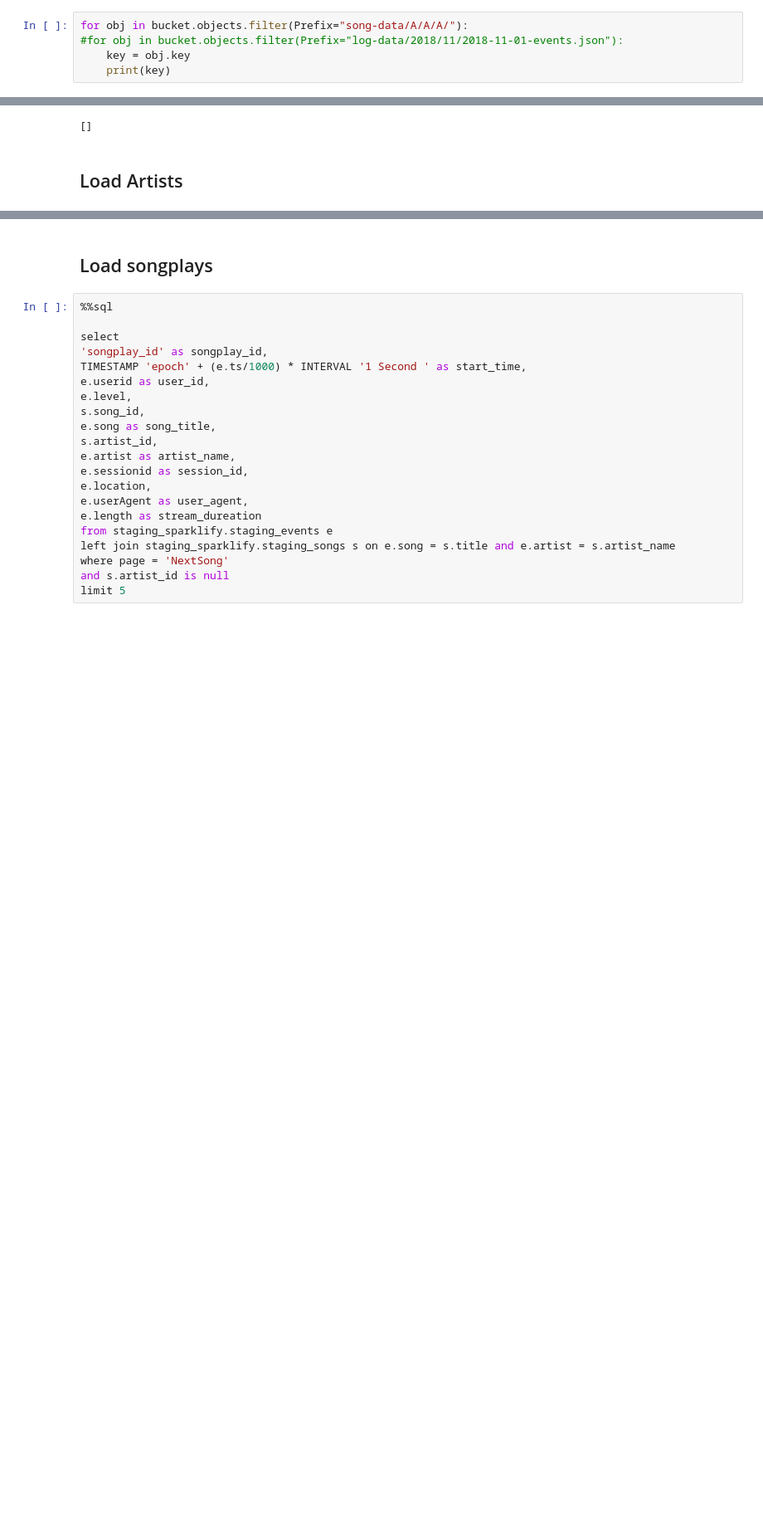
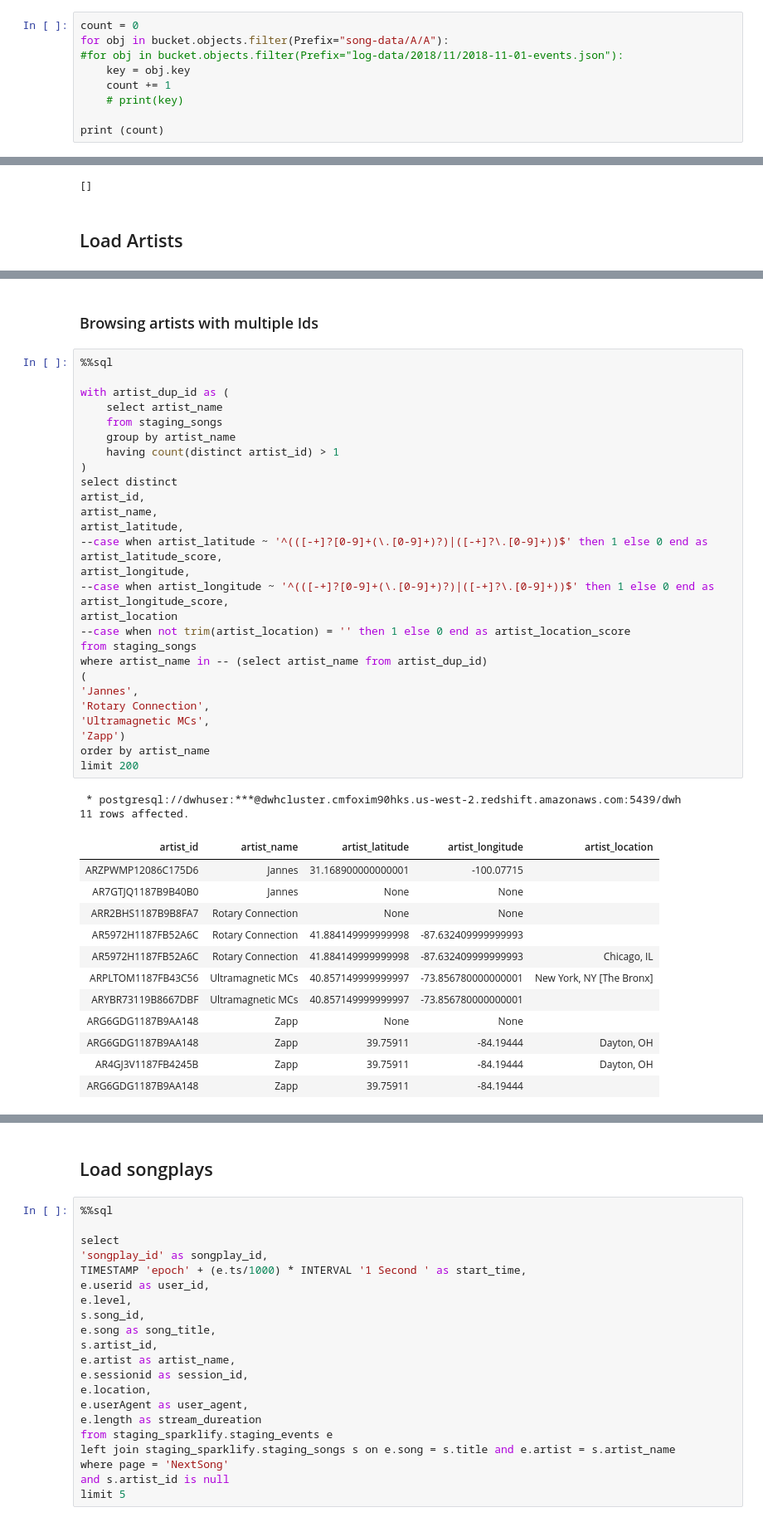
Before and after one commit to joseph-higaki/UDataEng_L03_P02_S3toRedshiftDW, a Jupyter notebook: etl_draft.ipynb, the cells around one changed output, grey strips where cells are left out. Shown at 83% size. Saved outputs shown, nothing was run; the diff lists cells and outputs as text; blank space fills up the shorter version.

```diff
--- a/etl_draft.ipynb
+++ b/etl_draft.ipynb
@@ -45,8 +45,12 @@ bucket = s3.Bucket('udacity-dend')
 ### For testing purposes I'm only using A/A/A
 If I upload the entire song dataset, it takes 100 minutes
 # %%
-for obj in bucket.objects.filter(Prefix="song-data/A/A/A/"):
+count = 0
+for obj in bucket.objects.filter(Prefix="song-data/A/A"):
 #for obj in bucket.objects.filter(Prefix="log-data/2018/11/2018-11-01-events.json"):
     key = obj.key
-    print(key)
+    count += 1
+    # print(key)
+
+print (count)
 # %% [output]
@@ -433,0 +405,44 @@ limit 5
+# %% [markdown]
+### Browsing artists with multiple Ids
+# %%
+%%sql
+
+with artist_dup_id as (
+    select artist_name
+    from staging_songs
+    group by artist_name
+    having count(distinct artist_id) > 1
+)
+select distinct
+artist_id,
+artist_name,
+artist_latitude,
+--case when artist_latitude ~ '^(([-+]?[0-9]+(\.[0-9]+)?)|([-+]?\.[0-9]+))$' then 1 else 0 end as artist_latitude_score,
+artist_longitude,
+--case when artist_longitude ~ '^(([-+]?[0-9]+(\.[0-9]+)?)|([-+]?\.[0-9]+))$' then 1 else 0 end as artist_longitude_score,
+artist_location
+--case when not trim(artist_location) = '' then 1 else 0 end as artist_location_score
+from staging_songs
+where artist_name in -- (select artist_name from artist_dup_id)
+(
+'Jannes',
+'Rotary Connection',
+'Ultramagnetic MCs',
+'Zapp')
+order by artist_name
+limit 200
+# %% [output]
+ * postgresql://dwhuser:***@dwhcluster.cmfoxim90hks.us-west-2.redshift.amazonaws.com:5439/dwh
+11 rows affected.
+| artist_id | artist_name | artist_latitude | artist_longitude | artist_location |
+| ARZPWMP12086C175D6 | Jannes | 31.168900000000001 | -100.07715 |  |
+| AR7GTJQ1187B9B40B0 | Jannes | None | None |  |
+| ARR2BHS1187B9B8FA7 | Rotary Connection | None | None |  |
+| AR5972H1187FB52A6C | Rotary Connection | 41.884149999999998 | -87.632409999999993 |  |
+| AR5972H1187FB52A6C | Rotary Connection | 41.884149999999998 | -87.632409999999993 | Chicago, IL |
+| ARPLTOM1187FB43C56 | Ultramagnetic MCs | 40.857149999999997 | -73.856780000000001 | New York, NY [The Bronx] |
+| ARYBR73119B8667DBF | Ultramagnetic MCs | 40.857149999999997 | -73.856780000000001 |  |
+| ARG6GDG1187B9AA148 | Zapp | None | None |  |
+| ARG6GDG1187B9AA148 | Zapp | 39.75911 | -84.19444 | Dayton, OH |
+| AR4GJ3V1187FB4245B | Zapp | 39.75911 | -84.19444 | Dayton, OH |
+| ARG6GDG1187B9AA148 | Zapp | 39.75911 | -84.19444 |  |
```
Also changed, not shown: parts of 21 cells of this notebook, 4 other files.
